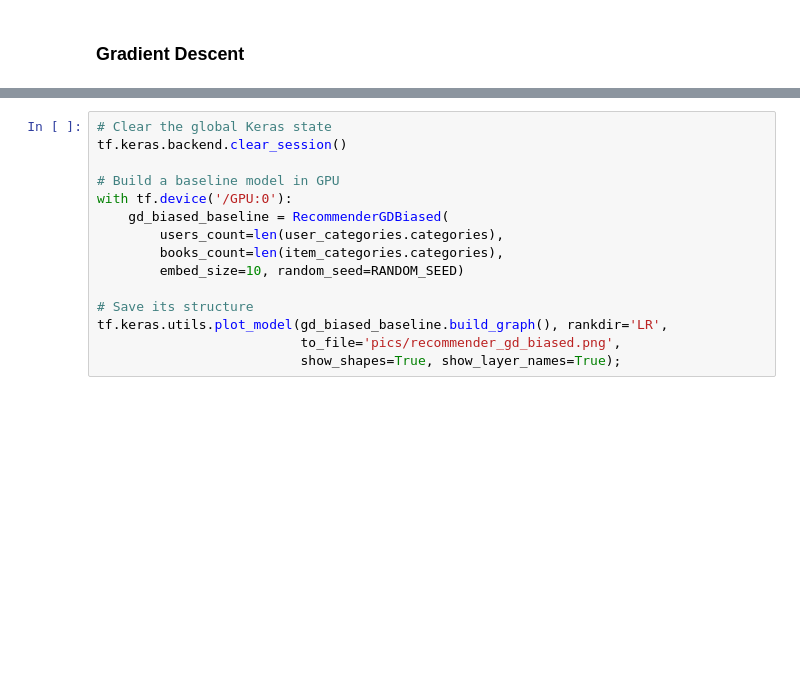
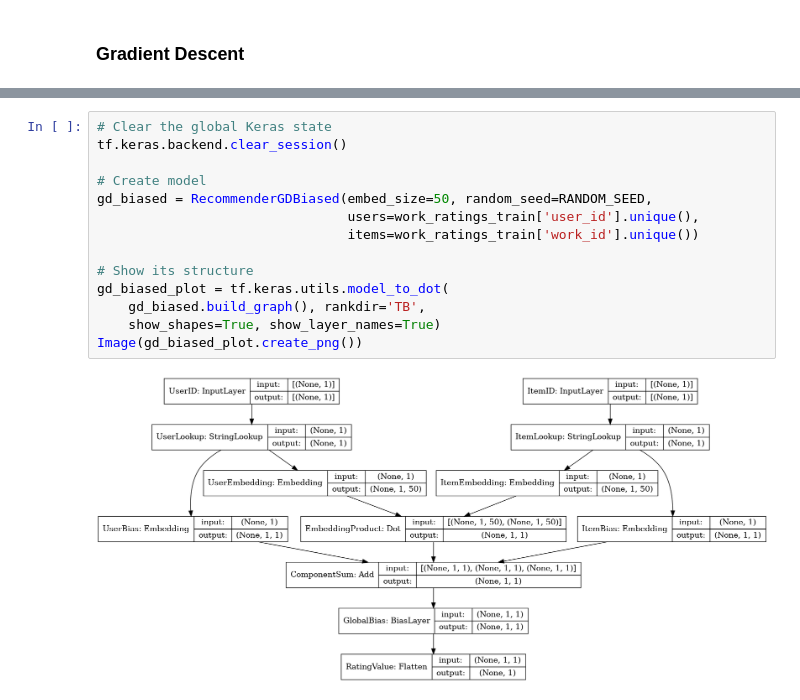
Before and after one commit to EvgenyTsydenov/book_recommender, a Jupyter notebook: recommender.ipynb, the cells around one changed output, grey strips where cells are left out. Saved outputs shown, nothing was run; the diff lists cells and outputs as text; blank space fills up the shorter version.

```diff
--- a/recommender.ipynb
+++ b/recommender.ipynb
@@ -621,15 +633,16 @@ Let's try to implement the idea about users' and items' biases described in the
 # %%
 # Clear the global Keras state
 tf.keras.backend.clear_session()
 
-# Build a baseline model in GPU
-with tf.device('/GPU:0'):
-    gd_biased_baseline = RecommenderGDBiased(
-        users_count=len(user_categories.categories),
-        books_count=len(item_categories.categories),
-        embed_size=10, random_seed=RANDOM_SEED)
+# Create model
+gd_biased = RecommenderGDBiased(embed_size=50, random_seed=RANDOM_SEED,
+                                users=work_ratings_train['user_id'].unique(),
+                                items=work_ratings_train['work_id'].unique())
 
-# Save its structure
-tf.keras.utils.plot_model(gd_biased_baseline.build_graph(), rankdir='LR',
-                          to_file='pics/recommender_gd_biased.png',
-                          show_shapes=True, show_layer_names=True);
+# Show its structure
+gd_biased_plot = tf.keras.utils.model_to_dot(
+    gd_biased.build_graph(), rankdir='TB',
+    show_shapes=True, show_layer_names=True)
+Image(gd_biased_plot.create_png())
+# %% [output]
+[figure, added]
```
Also changed, not shown: parts of 134 cells of this notebook, 13 other files.
